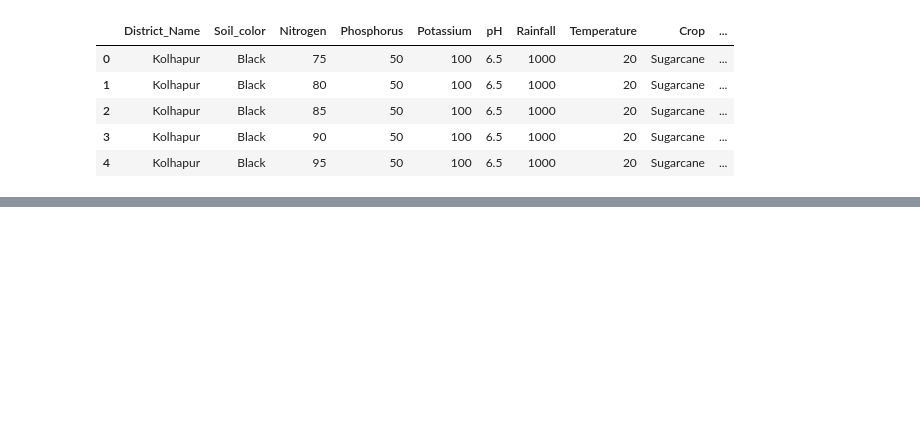
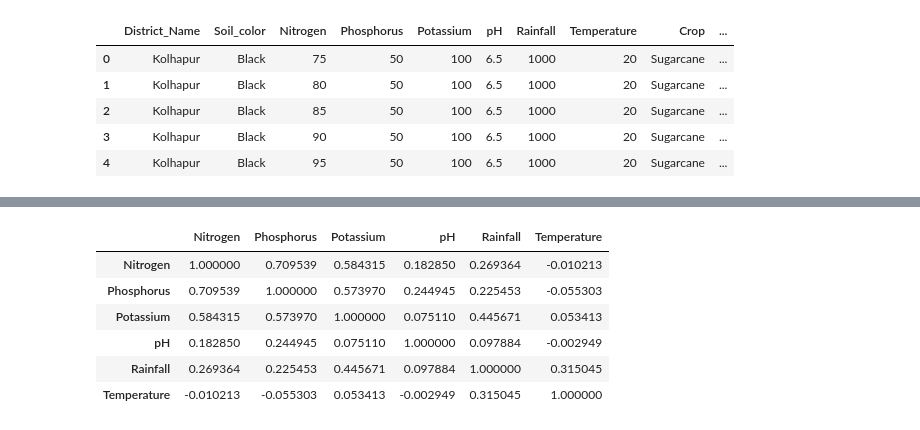
Before and after one commit to pragatidhage/cropRecommendation, a Jupyter notebook: model.ipynb, the cells around one changed output, grey strips where cells are left out. Saved outputs shown, nothing was run; the diff lists cells and outputs as text; code cells hidden in the pictures; blank space fills up the shorter version.

```diff
--- a/model.ipynb
+++ b/model.ipynb
@@ -13,0 +70,11 @@ crop.head()
+# %%
+corr= crop.corr()
+corr
+# %% [output]
+|  | Nitrogen | Phosphorus | Potassium | pH | Rainfall | Temperature |
+| Nitrogen | 1.000000 | 0.709539 | 0.584315 | 0.182850 | 0.269364 | -0.010213 |
+| Phosphorus | 0.709539 | 1.000000 | 0.573970 | 0.244945 | 0.225453 | -0.055303 |
+| Potassium | 0.584315 | 0.573970 | 1.000000 | 0.075110 | 0.445671 | 0.053413 |
+| pH | 0.182850 | 0.244945 | 0.075110 | 1.000000 | 0.097884 | -0.002949 |
+| Rainfall | 0.269364 | 0.225453 | 0.445671 | 0.097884 | 1.000000 | 0.315045 |
+| Temperature | -0.010213 | -0.055303 | 0.053413 | -0.002949 | 0.315045 | 1.000000 |
```
Also changed, not shown: parts of 28 cells of this notebook.
